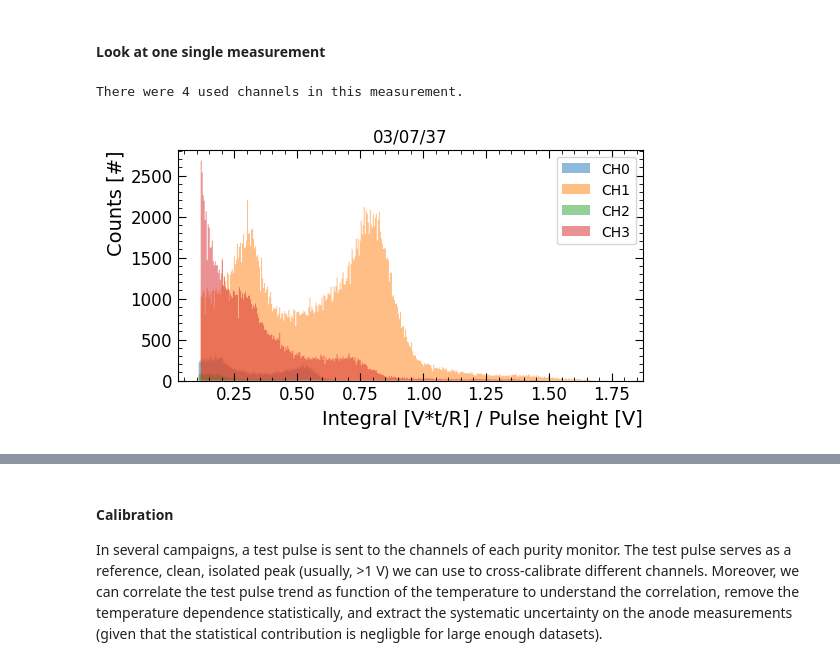
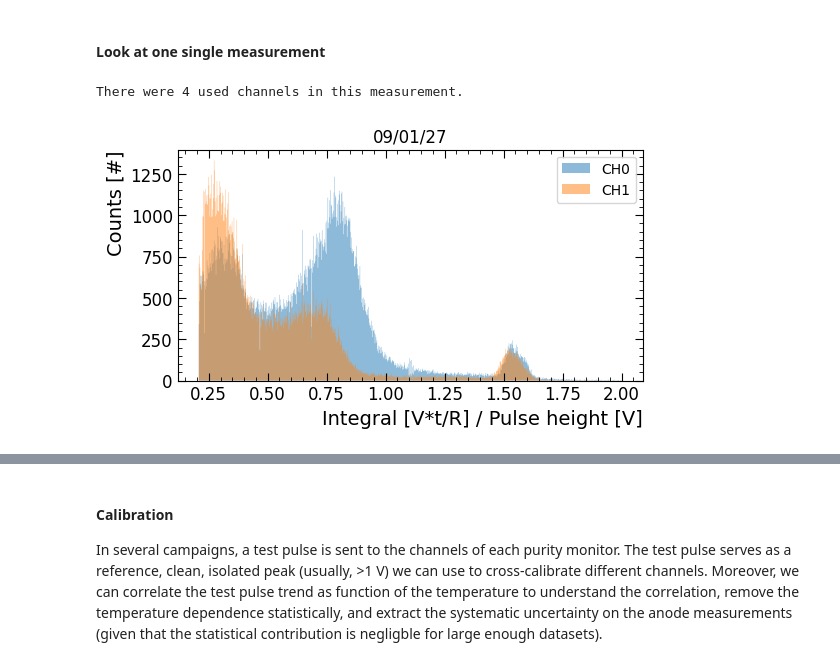
Before and after one commit to rtriozzi/pmana, a Jupyter notebook: notebooks/calibration/pmana_CERN_calibration.ipynb, the cells around one changed output, grey strips where cells are left out. Cells and saved outputs as stored; diff of their text form; code cells hidden in the pictures.

```diff
--- a/notebooks/calibration/pmana_CERN_calibration.ipynb
+++ b/notebooks/calibration/pmana_CERN_calibration.ipynb
@@ -12,37 +12,37 @@ import pmana.utils
 # %%
 fig, ax = plt.subplots(figsize=(6,3))
 
-YEAR = '2025'
-MONTH = 'Nov'
-MEASUREMENT = '03/07/37'
+YEAR = '2026'
+MONTH = 'Jan'
+MEASUREMENT = '09/01/27'
 # extract a measurement
 Data = pmana.utils.io.ExtractSingleMeasurement(
     f"../../data/cern/{YEAR}_{MONTH}/{MEASUREMENT}/",
     DELIMITER = ","
 )
 print(f"There were {len(Data)} used channels in this measurement.")
 
-CHs = [1, 2, 3, 4]
+CHs = [1, 2]
 for ch in CHs:
     # plot channel data
     pmana.utils.plotting.PlotSingleChannel(
         Data[ch-1],
         ax,
         channel = ch-1,
         rebin = False,
         debug = False,
         DISPLAY_FIT = False
     )
 
 ax = pmana.utils.plotting.UpdateMatplotlibStyle(
     ax,
     "Integral [V*t/R] / Pulse height [V]",
     "Counts [#]"
 )
 
 ax.legend()
 ax.set_title(f"{MEASUREMENT}")
 plt.show()
 # %% [output]
 There were 4 used channels in this measurement.
-[figure, old version]
+[figure, new version]
```
Also changed, not shown: parts of 66 cells of this notebook, 3 other files.
